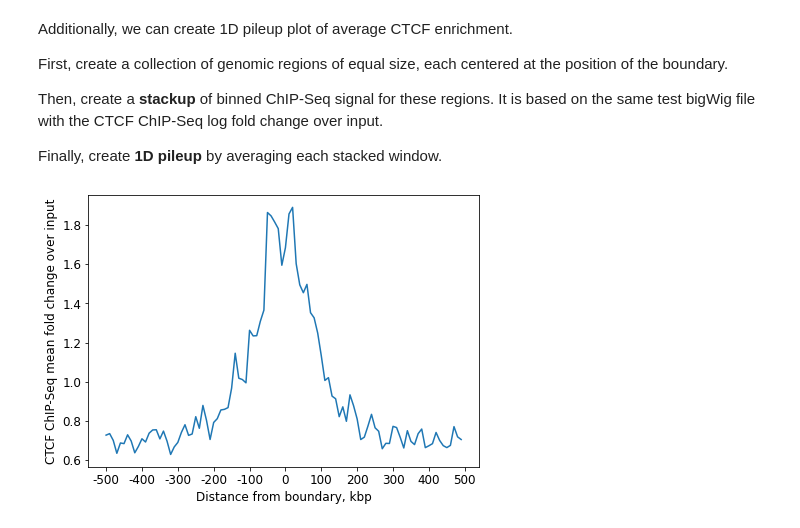
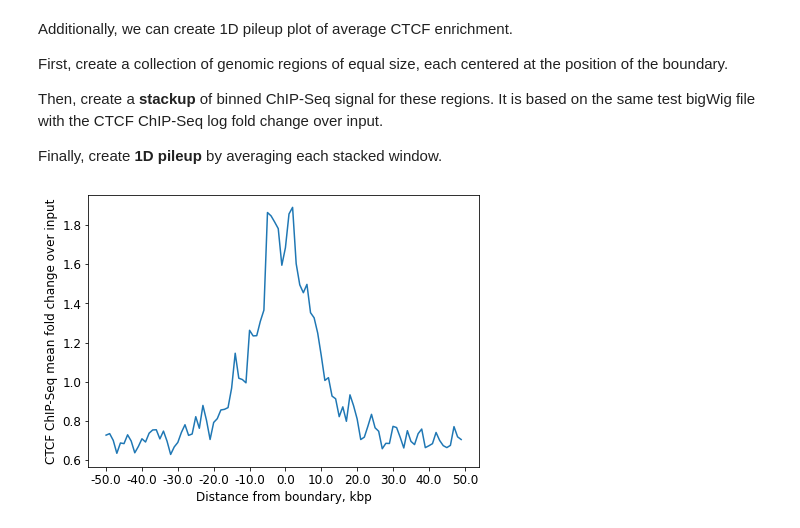
Before and after one commit to open2c/open2c_examples, a Jupyter notebook: insulation_and_boundaries.ipynb, the cells around one changed output. Drawn from its saved outputs; the diff is of its cells as text; code cells hidden in the pictures.

```diff
--- a/insulation_and_boundaries.ipynb
+++ b/insulation_and_boundaries.ipynb
@@ -379,9 +379,9 @@ stackup = bbi.stackup('./test_CTCF.bigWig',
 # %%
 f, ax = plt.subplots(figsize=[7,5])
 ax.plot(np.nanmean(stackup, axis=0) )
 ax.set(xticks=np.arange(0, nbins+1, 10),
-       xticklabels=(np.arange(0, nbins+1, 10)-nbins//2)*resolution//1000,
+       xticklabels=(np.arange(0, nbins+1, 10)-nbins//2)*flank*2/nbins/1000,
        xlabel='Distance from boundary, kbp',
        ylabel='CTCF ChIP-Seq mean fold change over input');
 # %% [output]
-[figure, old version]
+[figure, new version]
```
Also changed, not shown: parts of 2 cells of this notebook.
